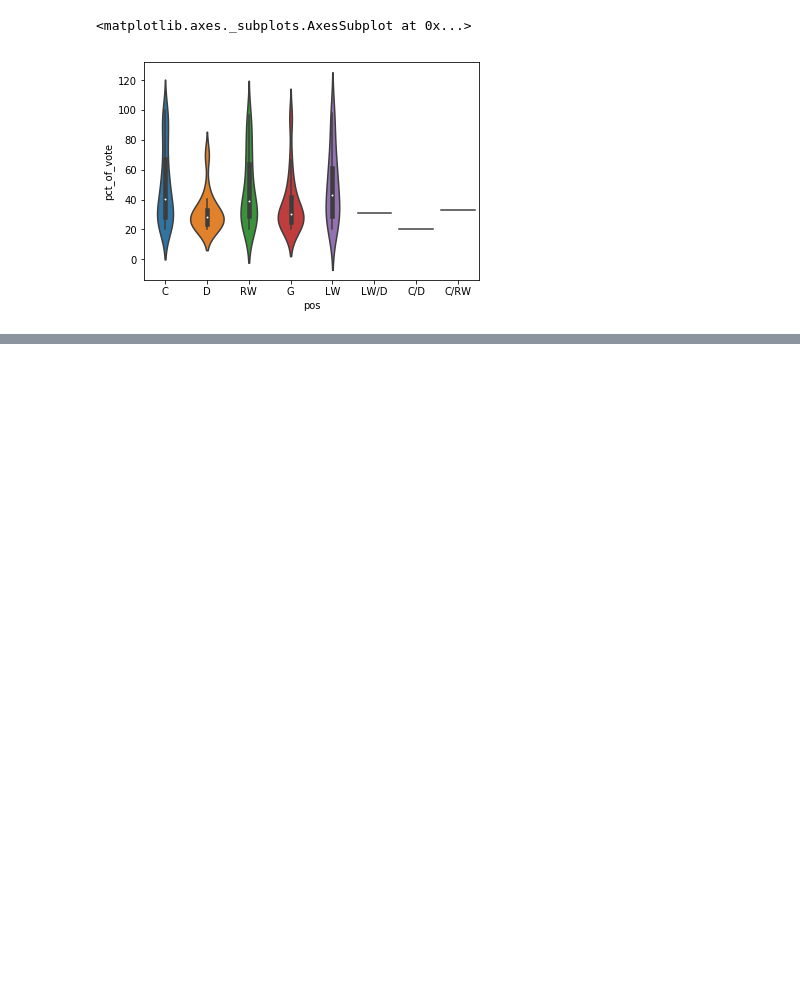
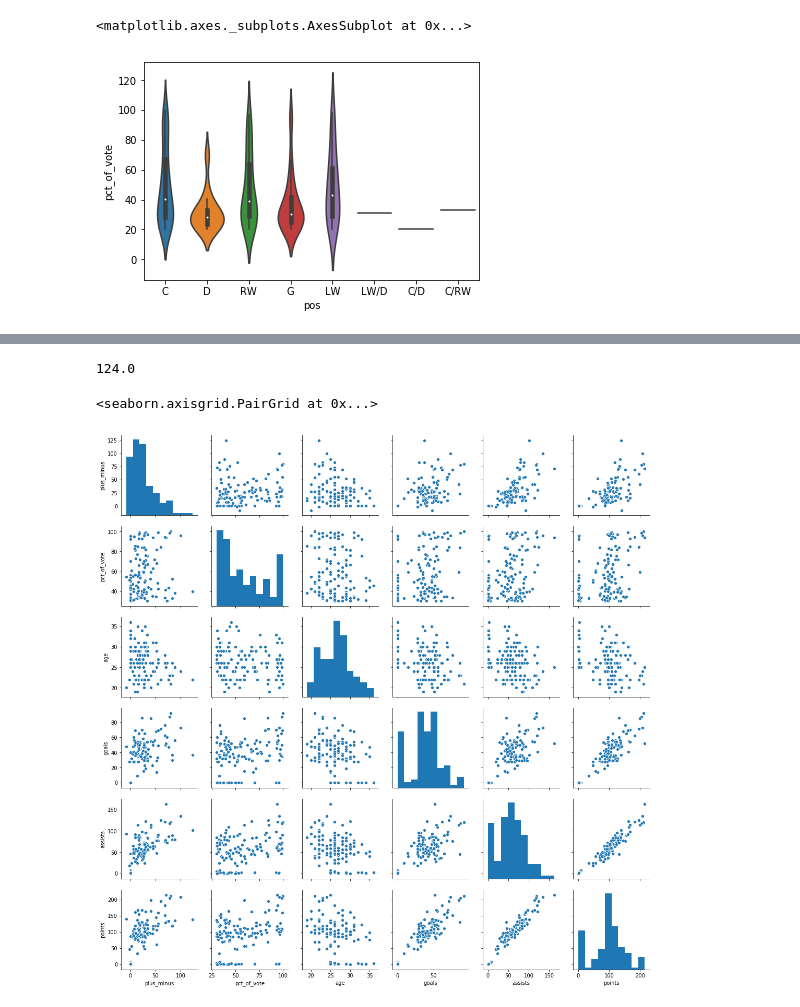
Before and after one commit to dbz10/NHL-Player-Awards, a Jupyter notebook: NHL MVP prediction.ipynb, the cells around one changed output, grey strips where cells are left out. Saved outputs shown, nothing was run; the diff lists cells and outputs as text; code cells hidden in the pictures; blank space fills up the shorter version.

```diff
--- a/NHL MVP prediction.ipynb
+++ b/NHL MVP prediction.ipynb
@@ -102,0 +133,10 @@ sns.violinplot(x='pos',y='pct_of_vote',data=fd[fd['pct_of_vote']>20])
+# %%
+
+df = full_data[full_data['plus_minus'].notna()]
+df = df[df['pct_of_vote']>30]
+print(df.plus_minus.max())
+sns.pairplot(df[['plus_minus','pct_of_vote','age','goals', 'assists', 'points']])
+# %% [output]
+124.0
+<seaborn.axisgrid.PairGrid at 0x...>
+[figure, added]
```
Also changed, not shown: parts of 7 cells of this notebook.
